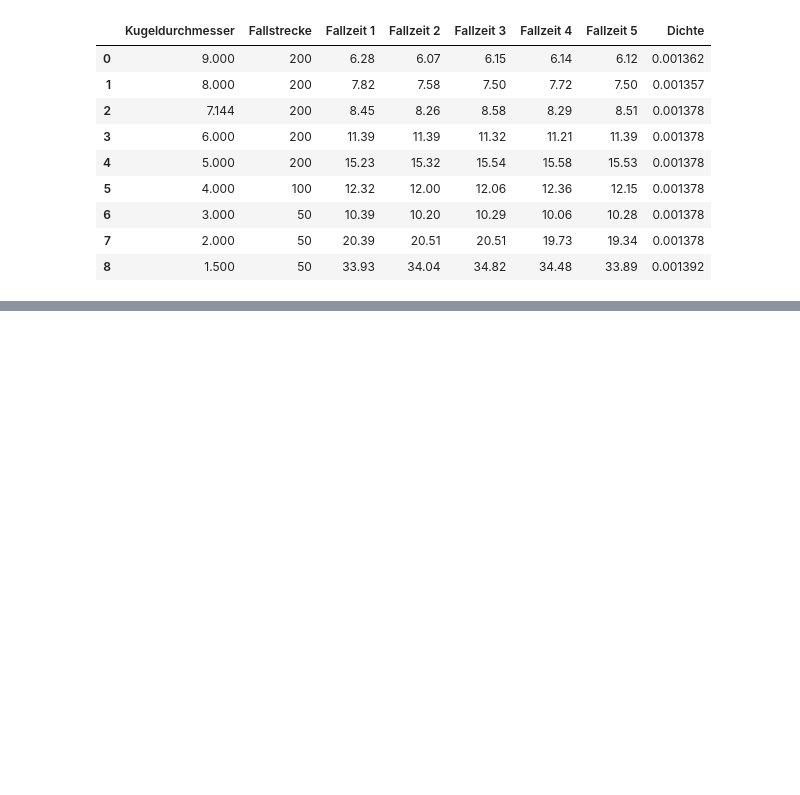
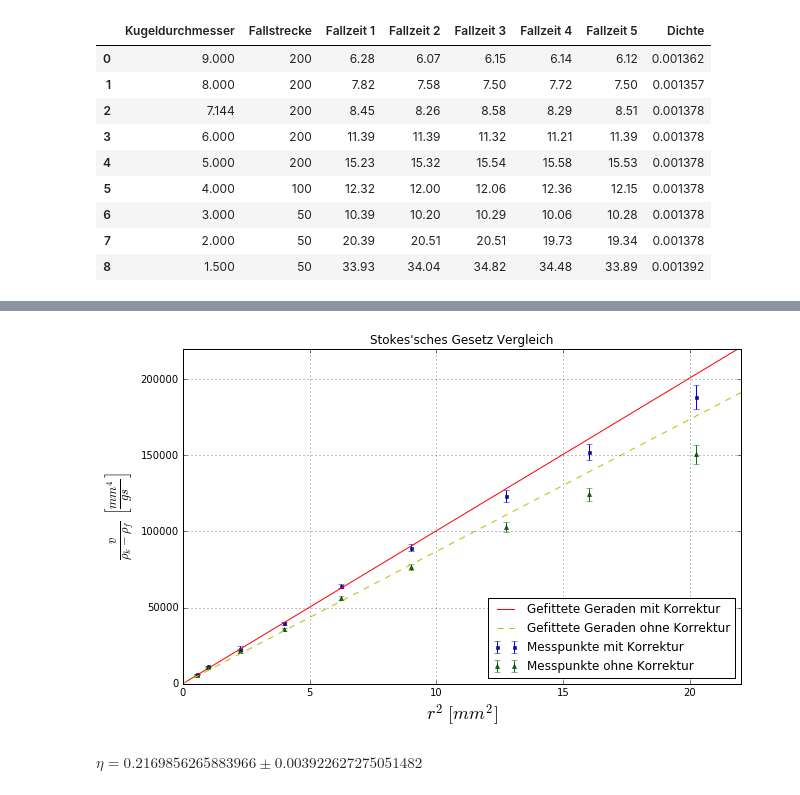
Before and after one commit to Tafiir/Jupyter-Notebooks, a Jupyter notebook: pap2_1/212.ipynb, the cells around one changed output, grey strips where cells are left out. Drawn from its saved outputs; the diff is of its cells as text; code cells hidden in the pictures; blank space fills up the shorter version.

```diff
--- a/pap2_1/212.ipynb
+++ b/pap2_1/212.ipynb
@@ -68,0 +106,34 @@ show()
+# %%
+figure(figsize=(10,6), dpi=512)
+
+errorbar(rsq, y_, yerr=dy_, fmt='bs', markersize=3.0, label='Messpunkte mit Korrektur')
+plot(arange(0,25,0.1), g(arange(0,25,0.1), m_), 'r-', label='Gefittete Geraden mit Korrektur')
+
+errorbar(rsq, y, yerr=dy, fmt='g^', markersize=4.0, label='Messpunkte ohne Korrektur')
+plot(arange(0,25,0.1), g(arange(0,25,0.1), m), 'y--', label='Gefittete Geraden ohne Korrektur')
+
+xlim(0, 22)
+ylim(0, 220000)
+xlabel(r'$r^2 \ [mm^2]$', fontsize=18)
+ylabel(r'$\frac{{\bar{{v}}}}{{\rho_k-\rho_f}} \ \left[\frac{{mm^4}}{{gs}}\right]$', fontsize=18)
+title("Stokes'sches Gesetz Vergleich")
+grid()
+legend(loc=4)
+show()
+# %% [output]
+[figure, added]
+# %%
+g_ = 9.80984 * 1000
+n = 2/9 * g_ / m_
+dn = n * dm_/m_
+display(Latex(r'$\eta = {0} \pm {1} $'.format(n, dn)))
+
+v_lam = m_ * (data['Dichte'] - r_f) * rsq
+dv_lam = v_lam * sqrt((dm_/m_)**2 + (dr_k/(data['Dichte'] - r_f))**2 + (dr_f/(data['Dichte'] - r_f))**2 + (2*0.01)**2)
+
+h = vm/v_lam
+dh = h * sqrt((dvm/vm)**2 + (dv_lam/v_lam)**2)
+
+Rey = r_f * vm * data['Kugeldurchmesser']/n
+# %% [output]
+$\eta = 0.2169856265883966 \pm 0.003922627275051482 $
```
Also changed, not shown: parts of 10 cells of this notebook, 2 other files.
